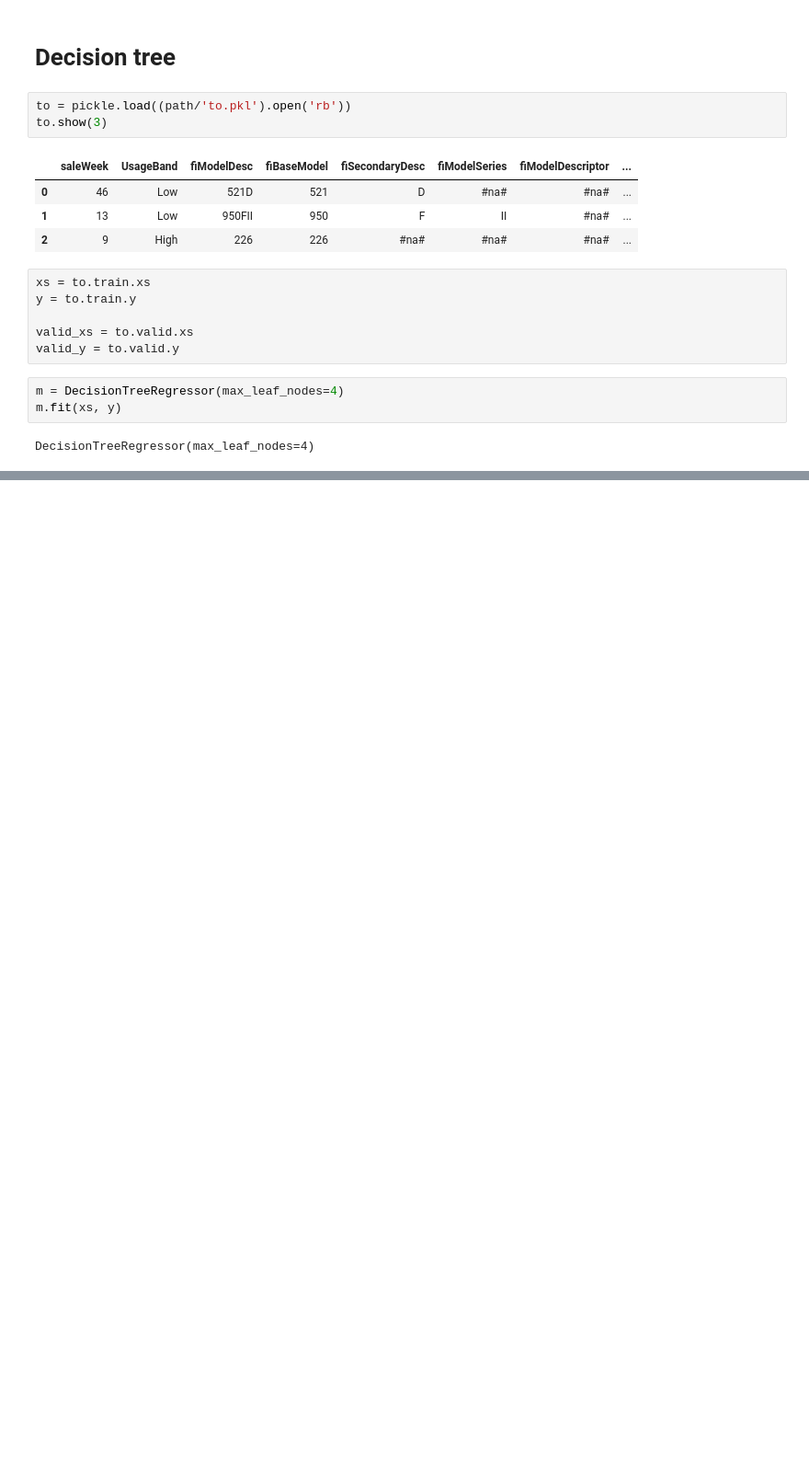
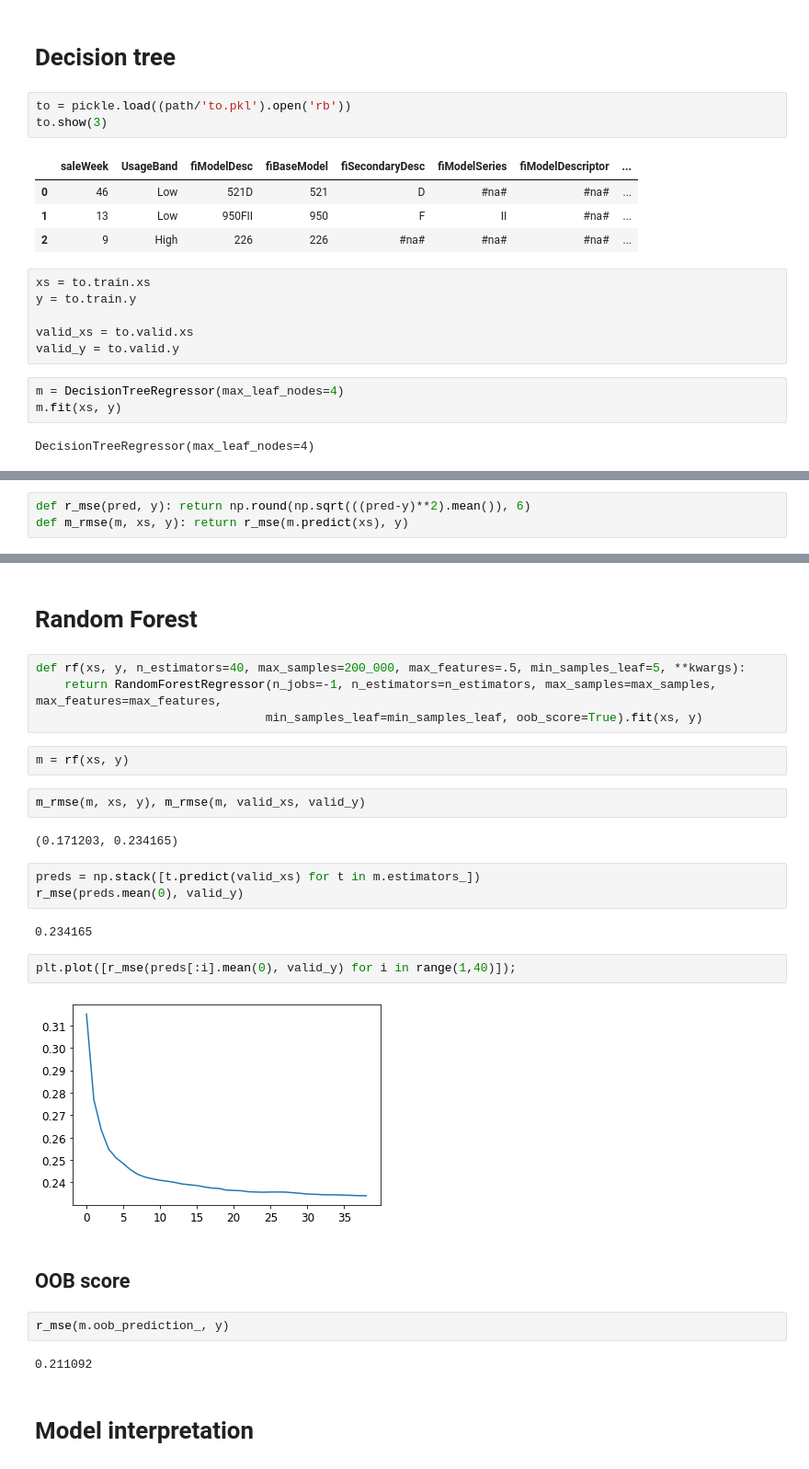
Before and after one commit to omlnaut/fastai, a Jupyter notebook: chapter9_tabular.ipynb, the cells around one changed output, grey strips where cells are left out. Shown at 92% size. Saved outputs shown, nothing was run; the diff lists cells and outputs as text; blank space fills up the shorter version.

Commit message:
chapter 9 up to model interpretation

```diff
--- a/chapter9_tabular.ipynb
+++ b/chapter9_tabular.ipynb
@@ -145,0 +164,3 @@ draw_tree(m, xs, size=7, leaves_parallel=True, precision=2)
+# %%
+def r_mse(pred, y): return np.round(np.sqrt(((pred-y)**2).mean()), 6)
+def m_rmse(m, xs, y): return r_mse(m.predict(xs), y)
@@ -145,0 +181,29 @@ draw_tree(m, xs, size=7, leaves_parallel=True, precision=2)
+# %% [markdown]
+# Random Forest
+# %%
+def rf(xs, y, n_estimators=40, max_samples=200_000, max_features=.5, min_samples_leaf=5, **kwargs):
+    return RandomForestRegressor(n_jobs=-1, n_estimators=n_estimators, max_samples=max_samples, max_features=max_features,
+                                min_samples_leaf=min_samples_leaf, oob_score=True).fit(xs, y)
+# %%
+m = rf(xs, y)
+# %%
+m_rmse(m, xs, y), m_rmse(m, valid_xs, valid_y)
+# %% [output]
+(0.171203, 0.234165)
+# %%
+preds = np.stack([t.predict(valid_xs) for t in m.estimators_])
+r_mse(preds.mean(0), valid_y)
+# %% [output]
+0.234165
+# %%
+plt.plot([r_mse(preds[:i].mean(0), valid_y) for i in range(1,40)]);
+# %% [output]
+[figure, added]
+# %% [markdown]
+## OOB score
+# %%
+r_mse(m.oob_prediction_, y)
+# %% [output]
+0.211092
+# %% [markdown]
+# Model interpretation
```
Also changed, not shown: parts of 8 cells of this notebook.
